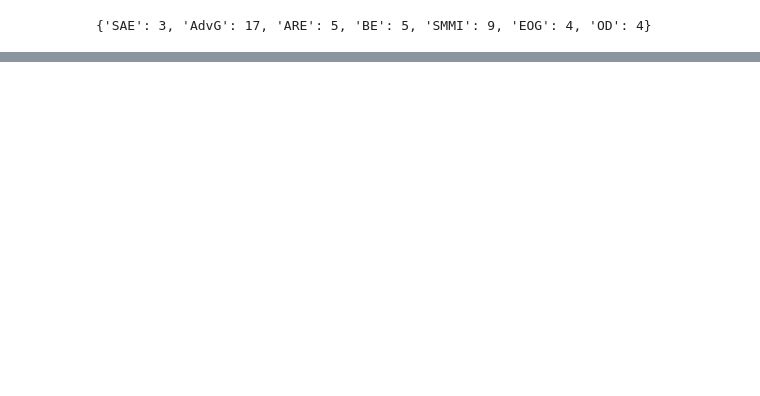
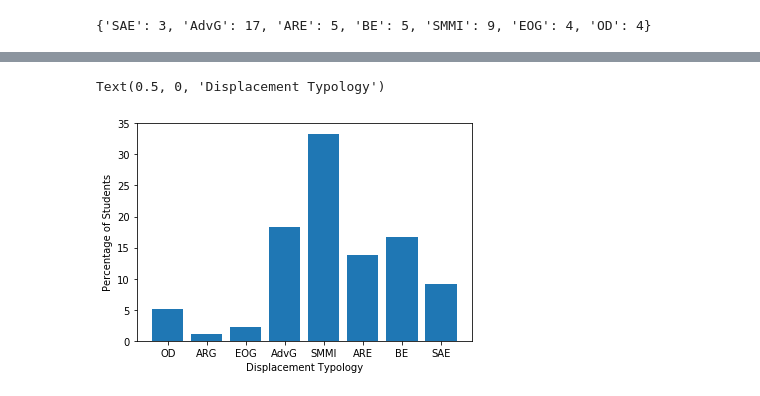
Before and after one commit to 18rberry/Operationalizing-Equity-Tiebreaker-in-SF, a Jupyter notebook: notebooks/EDA_Riya.ipynb, the cells around one changed output, grey strips where cells are left out. Saved outputs shown, nothing was run; the diff lists cells and outputs as text; code cells hidden in the pictures; blank space fills up the shorter version.

```diff
--- a/notebooks/EDA_Riya.ipynb
+++ b/notebooks/EDA_Riya.ipynb
@@ -415,0 +447,5 @@ plt.bar(col_names, frequency_list)
+# %%
+#normalized distribution of all student's locations in terms of gentrification
+normal = [float(i)/sum(frequencies_list) for i in frequencies_list]
+new_normal = [i*100 for i in normal]
+new_normal
@@ -415,0 +461,7 @@ plt.bar(col_names, frequency_list)
+# %%
+plt.bar(col_names, new_normal)
+plt.ylabel("Percentage of Students")
+plt.xlabel("Displacement Typology")
+# %% [output]
+Text(0.5, 0, 'Displacement Typology')
+[figure, added]
```
Also changed, not shown: parts of 32 cells of this notebook.
